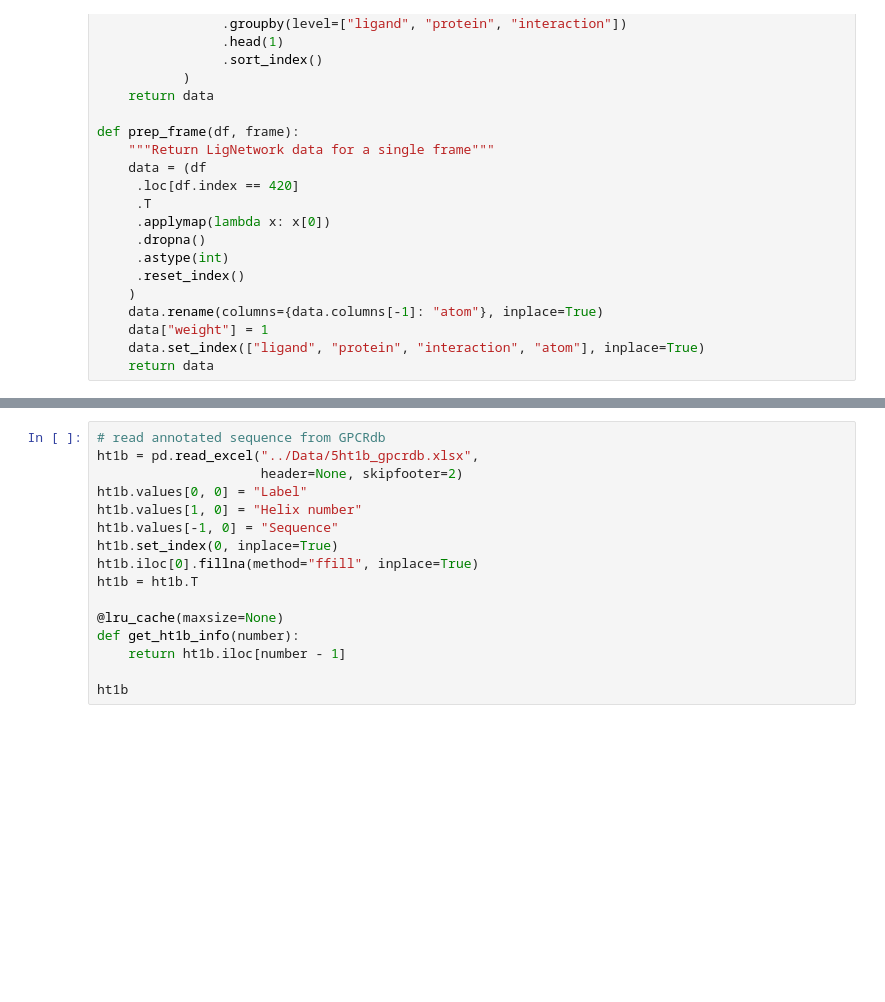
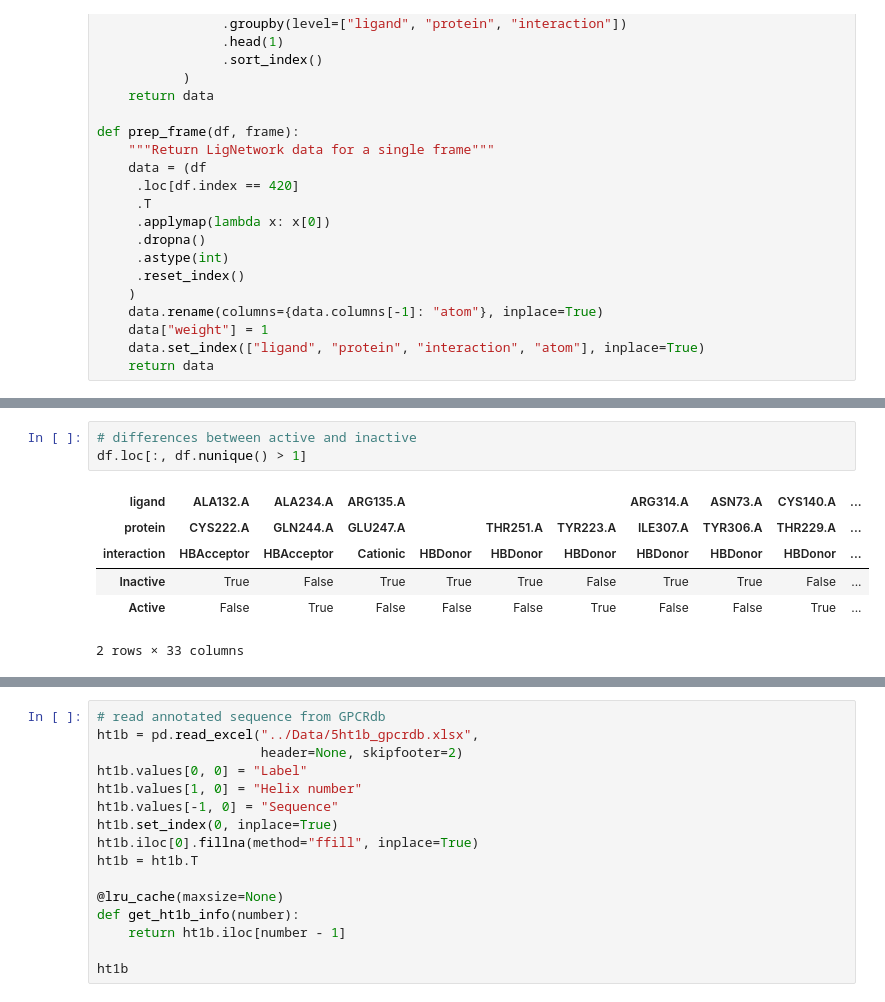
Before and after one commit to chemosim-lab/ProLIF-paper, a Jupyter notebook: Notebooks/Analysis.ipynb, the cells around one changed output, grey strips where cells are left out. Drawn from its saved outputs; the diff is of its cells as text; blank space fills up the shorter version.

Commit message:
add active-inactive analysis

```diff
--- a/Notebooks/Analysis.ipynb
+++ b/Notebooks/Analysis.ipynb
@@ -311,0 +442,10 @@ net.display()
+# %%
+# differences between active and inactive
+df.loc[:, df.nunique() > 1]
+# %% [output]
+| ligand | ALA132.A | ALA234.A | ARG135.A |  |  |  | ARG314.A | ASN73.A | CYS140.A | ... |
+| protein | CYS222.A | GLN244.A | GLU247.A |  | THR251.A | TYR223.A | ILE307.A | TYR306.A | THR229.A | ... |
+| interaction | HBAcceptor | HBAcceptor | Cationic | HBDonor | HBDonor | HBDonor | HBDonor | HBDonor | HBDonor | ... |
+| Inactive | True | False | True | True | True | False | True | True | False | ... |
+| Active | False | True | False | False | False | True | False | False | True | ... |
+2 rows × 33 columns
```
Also changed, not shown: parts of 19 cells of this notebook, 12 other files.
